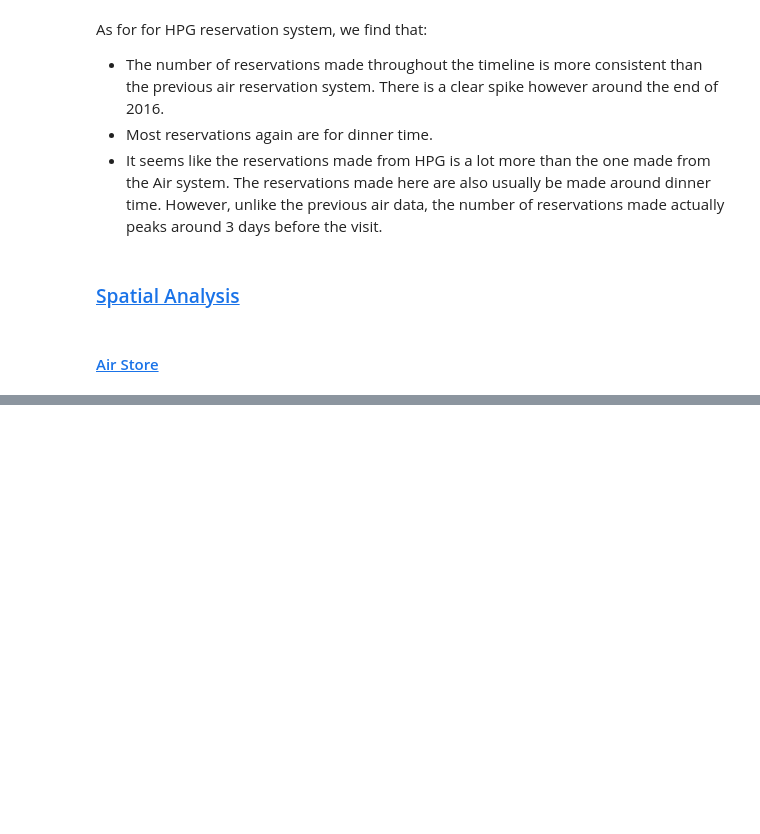
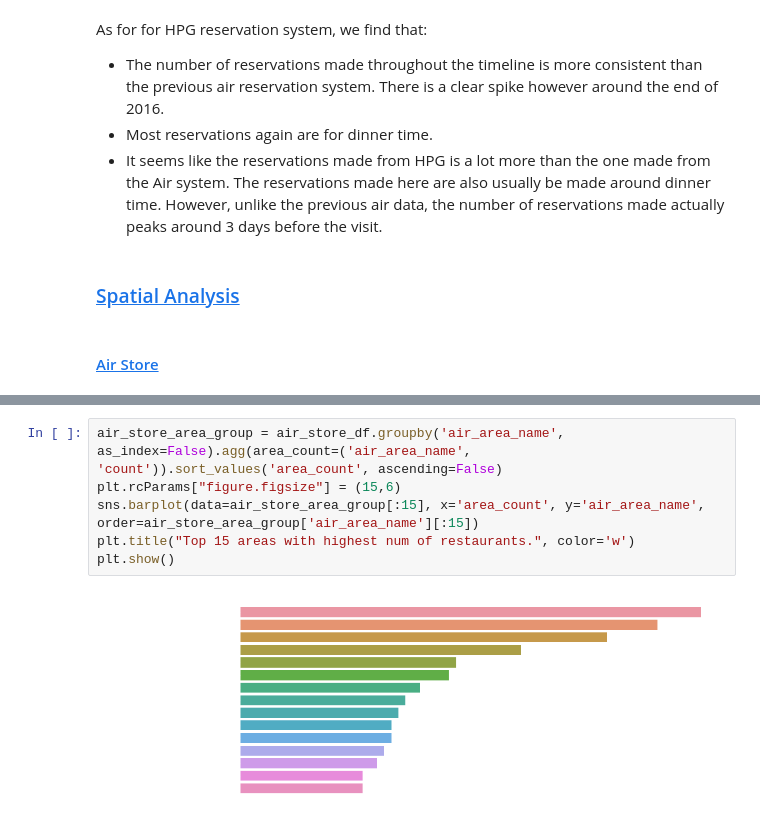
Before and after one commit to Ugenteraan/Be-my-guest---Recruit-Restaurant-EDA, a Jupyter notebook: main.ipynb, the cells around one changed output, grey strips where cells are left out. Saved outputs shown, nothing was run; the diff lists cells and outputs as text; blank space fills up the shorter version.

```diff
--- a/main.ipynb
+++ b/main.ipynb
@@ -670,0 +668,8 @@ Categories (14, object): ['Asian', 'Bar/Cocktail', 'Cafe/Sweets', 'Creative cuis
+# %%
+air_store_area_group = air_store_df.groupby('air_area_name', as_index=False).agg(area_count=('air_area_name', 'count')).sort_values('area_count', ascending=False)
+plt.rcParams["figure.figsize"] = (15,6)
+sns.barplot(data=air_store_area_group[:15], x='area_count', y='air_area_name', order=air_store_area_group['air_area_name'][:15])
+plt.title("Top 15 areas with highest num of restaurants.", color='w')
+plt.show()
+# %% [output]
+[figure, added]
```
Also changed, not shown: parts of 9 cells of this notebook.
